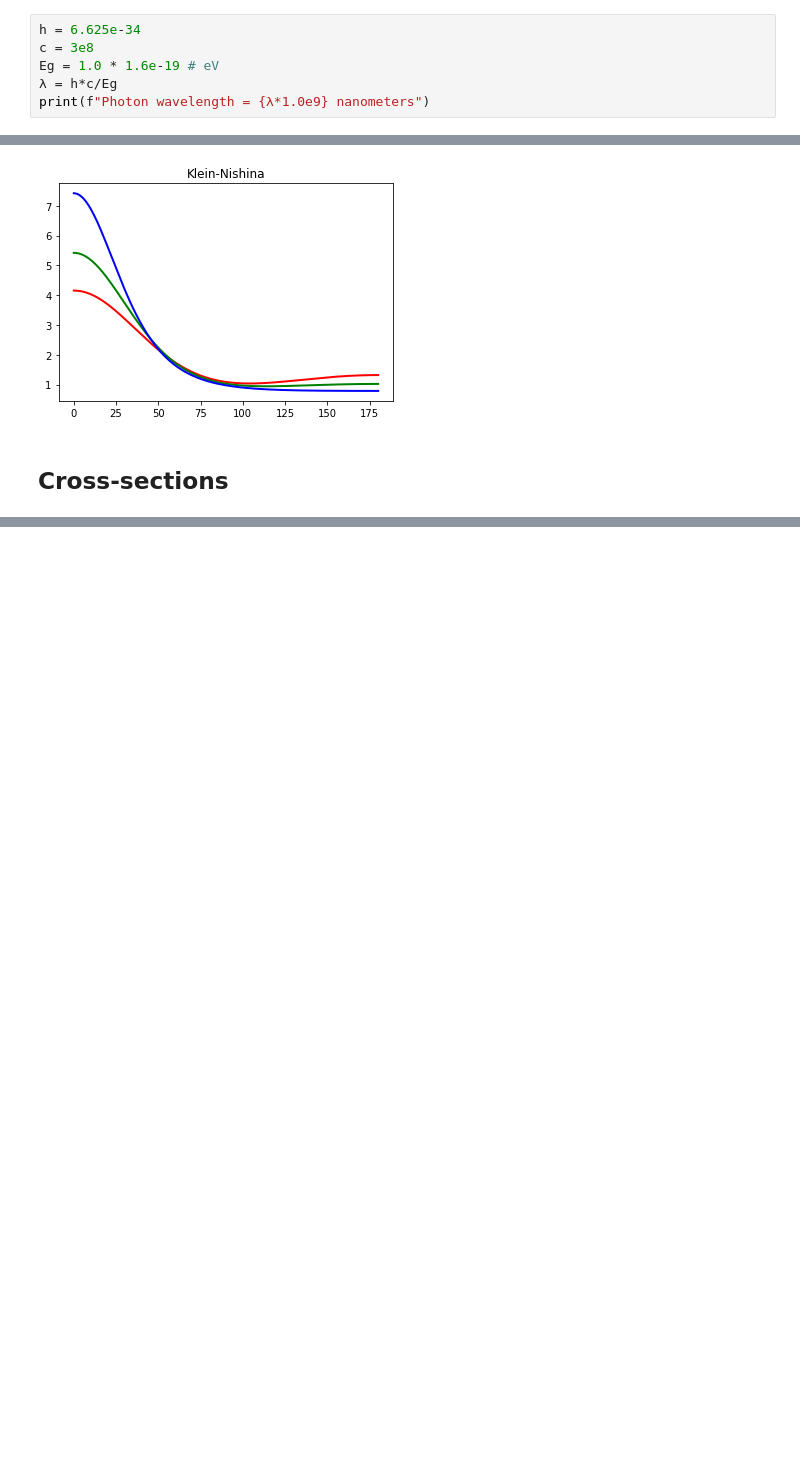
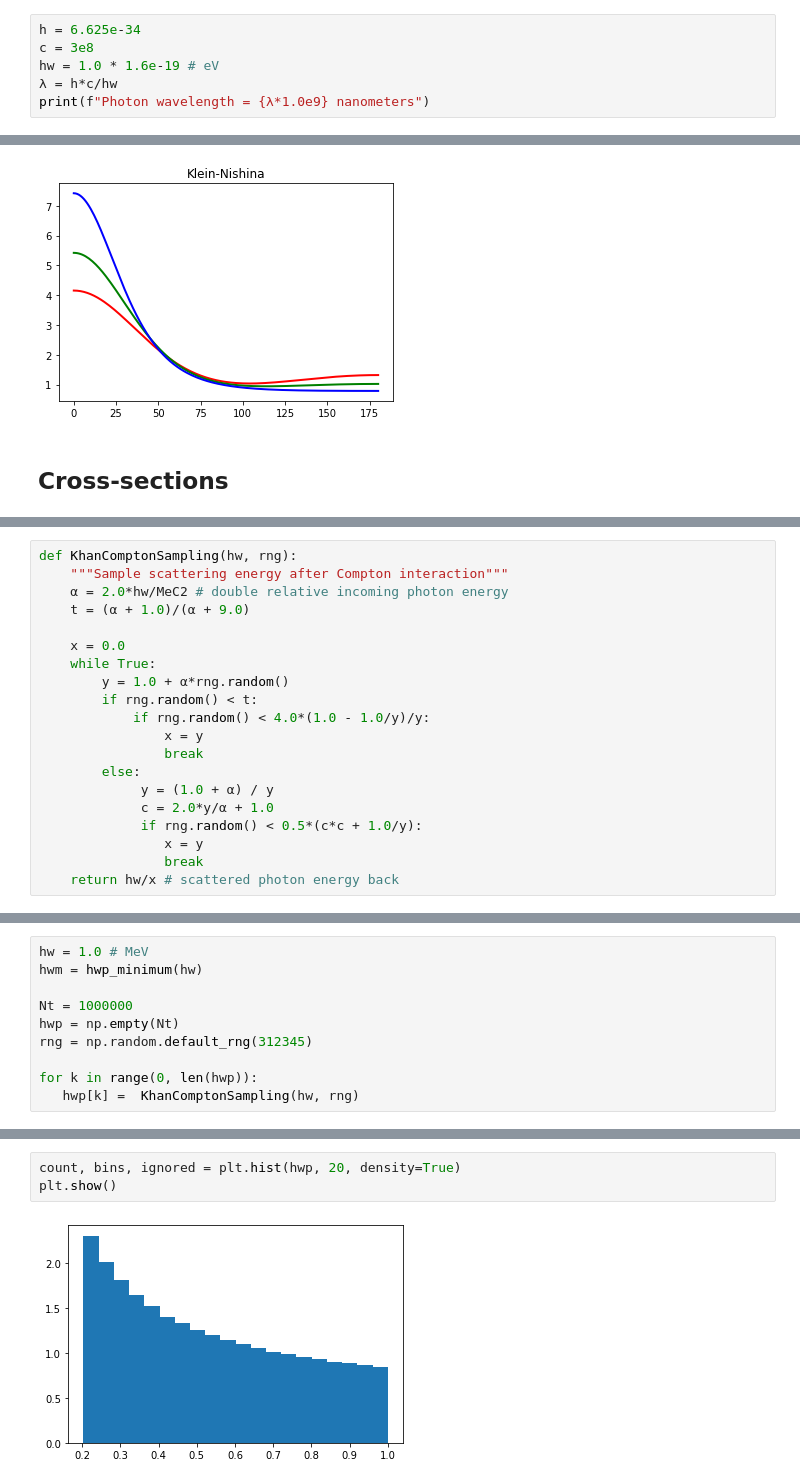
Before and after one commit to Tatiana-Krivosheev/Radiation-Transport-with-Monte-Carlo, a Jupyter notebook: GammaTransport.ipynb, the cells around one changed output, grey strips where cells are left out. Cells and saved outputs as stored; diff of their text form; blank space fills up the shorter version.

```diff
--- a/GammaTransport.ipynb
+++ b/GammaTransport.ipynb
@@ -30,8 +31,8 @@ where $\lambda$ is wavelength, $h$ is Plank's constant, $c$ is speed of light an
 # %%
 h = 6.625e-34
 c = 3e8
-Eg = 1.0 * 1.6e-19 # eV
-λ = h*c/Eg
+hw = 1.0 * 1.6e-19 # eV
+λ = h*c/hw
 print(f"Photon wavelength = {λ*1.0e9} nanometers")
 # %% [output]
 Photon wavelength = 1242.1875 nanometers
@@ -222,0 +303,20 @@ We learned about so-called microscopic cross-sections, which is oneabout one pho
+# %%
+def KhanComptonSampling(hw, rng):
+    """Sample scattering energy after Compton interaction"""
+    α = 2.0*hw/MeC2 # double relative incoming photon energy
+    t = (α + 1.0)/(α + 9.0)
+
+    x = 0.0
+    while True:
+        y = 1.0 + α*rng.random()
+        if rng.random() < t:
+            if rng.random() < 4.0*(1.0 - 1.0/y)/y:
+                x = y
+                break
+        else:
+             y = (1.0 + α) / y
+             c = 2.0*y/α + 1.0
+             if rng.random() < 0.5*(c*c + 1.0/y):
+                x = y
+                break
+    return hw/x # scattered photon energy back
@@ -222,0 +325,10 @@ We learned about so-called microscopic cross-sections, which is oneabout one pho
+# %%
+hw = 1.0 # MeV
+hwm = hwp_minimum(hw)
+
+Nt = 1000000
+hwp = np.empty(Nt)
+rng = np.random.default_rng(312345)
+
+for k in range(0, len(hwp)):
+   hwp[k] =  KhanComptonSampling(hw, rng)
@@ -222,0 +344,5 @@ We learned about so-called microscopic cross-sections, which is oneabout one pho
+# %%
+count, bins, ignored = plt.hist(hwp, 20, density=True)
+plt.show()
+# %% [output]
+[figure, added]
```
Also changed, not shown: parts of 28 cells of this notebook, 1 other file.
